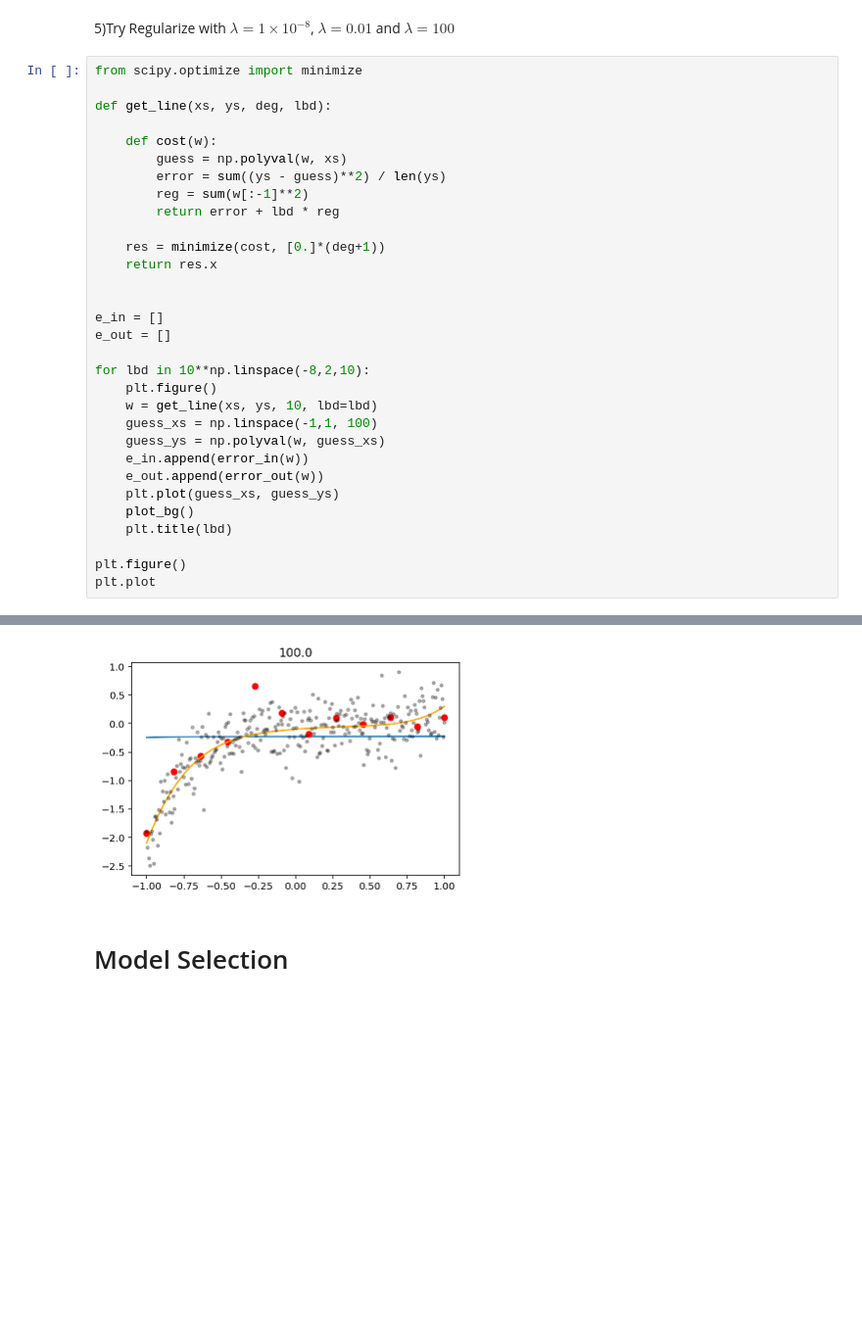
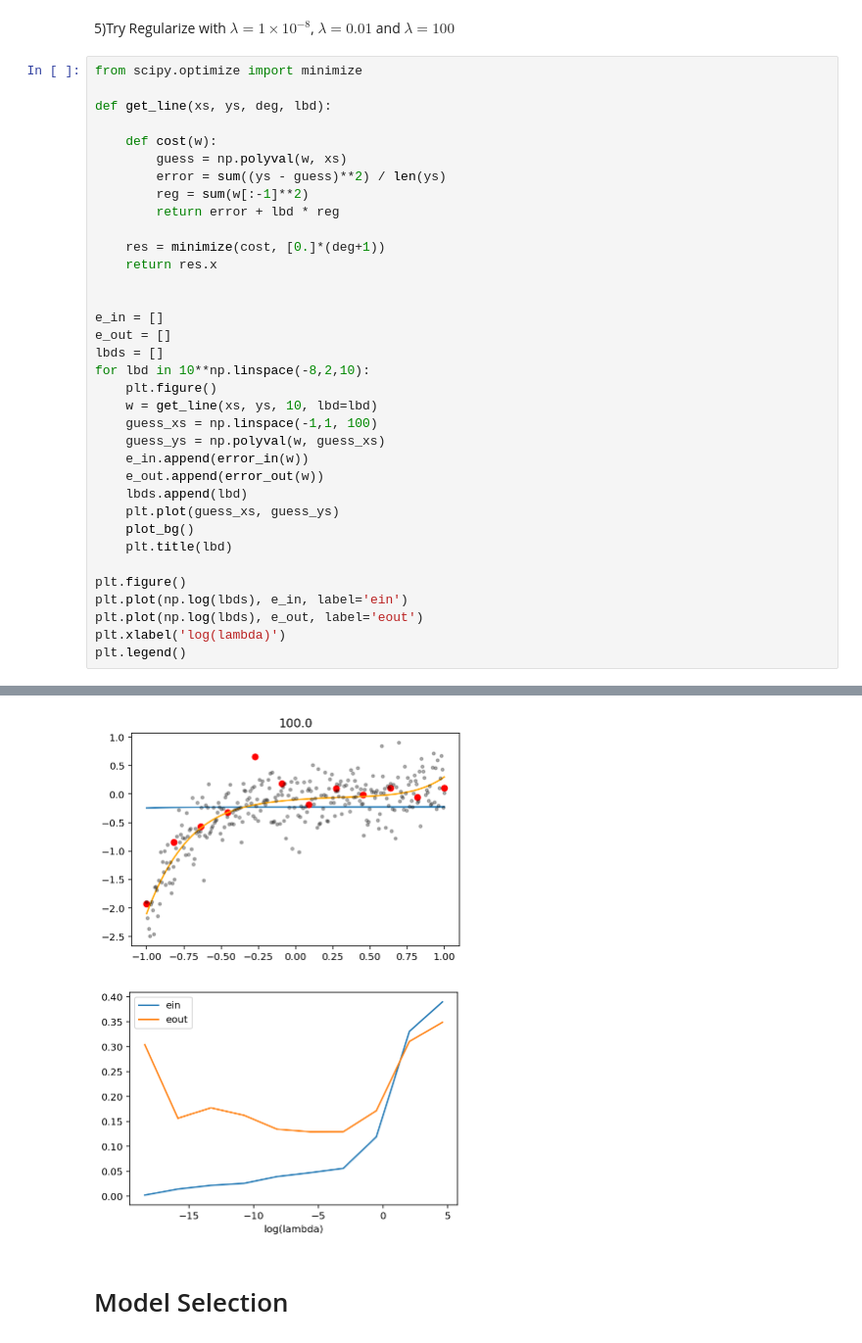
Before and after one commit to muic-pattern-rekt-2018/Exercise03-Generalization-Regularization, a Jupyter notebook: Exercise 03 Generalization and Regularization.ipynb, the cells around one changed output, grey strips where cells are left out. Shown at 98% size. Saved outputs shown, nothing was run; the diff lists cells and outputs as text; blank space fills up the shorter version.

```diff
--- a/Exercise 03 Generalization and Regularization.ipynb
+++ b/Exercise 03 Generalization and Regularization.ipynb
@@ -217,7 +217,7 @@ def get_line(xs, ys, deg, lbd):
 
 e_in = []
 e_out = []
-
+lbds = []
 for lbd in 10**np.linspace(-8,2,10):
     plt.figure()
     w = get_line(xs, ys, 10, lbd=lbd)
@@ -225,10 +225,14 @@ for lbd in 10**np.linspace(-8,2,10):
     guess_ys = np.polyval(w, guess_xs)
     e_in.append(error_in(w))
     e_out.append(error_out(w))
+    lbds.append(lbd)
     plt.plot(guess_xs, guess_ys)
     plot_bg()
     plt.title(lbd)
 
 plt.figure()
-plt.plot
+plt.plot(np.log(lbds), e_in, label='ein')
+plt.plot(np.log(lbds), e_out, label='eout')
+plt.xlabel('log(lambda)')
+plt.legend()
 # %% [output]
@@ -235,13 +240,14 @@ plt.plot
 [figure]
 [figure]
 [figure]
 [figure]
 [figure]
 [figure]
 [figure]
 [figure]
 [figure]
 [figure]
+[figure, added]
 # %% [markdown]
 # Model Selection
 # %% [markdown]
```
Also changed, not shown: parts of 1 cell of this notebook.
